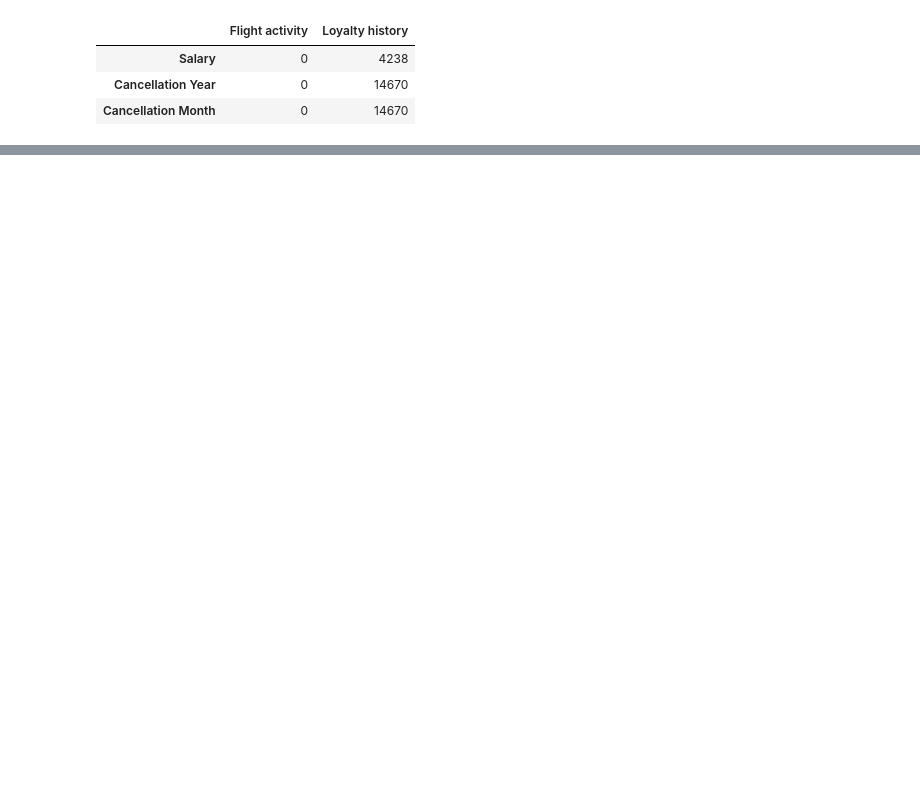
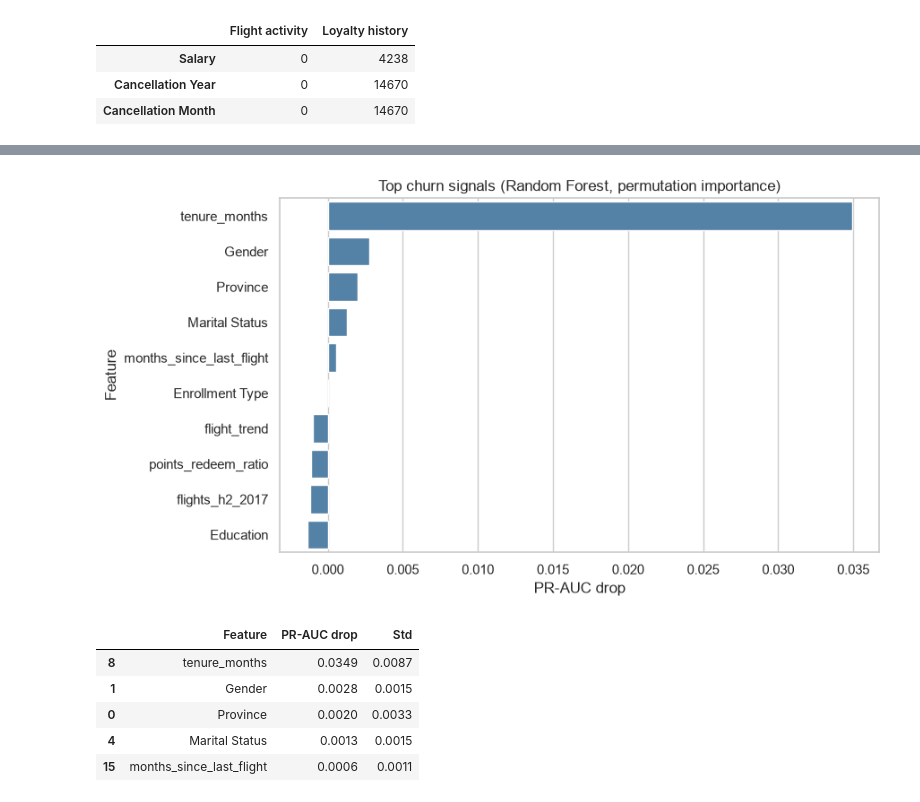
Before and after one commit to sidhantds/Airline-Loyalty-Customer-Churn-Prediction, a Jupyter notebook: notebook/Airline_Loyalty_Program.ipynb, the cells around one changed output, grey strips where cells are left out. Cells and saved outputs as stored; diff of their text form; code cells hidden in the pictures; blank space fills up the shorter version.

```diff
--- a/notebook/Airline_Loyalty_Program.ipynb
+++ b/notebook/Airline_Loyalty_Program.ipynb
@@ -472,0 +436,25 @@ Saved hold-out risk scores to ..\outputs\airline_churn_predictions.csv.
+# %%
+importance = permutation_importance(
+    best_model, X_test, y_test, scoring="average_precision",
+    n_repeats=10, random_state=RANDOM_STATE, n_jobs=-1,
+)
+importance_df = pd.DataFrame({
+    "Feature": X_test.columns,
+    "PR-AUC drop": importance.importances_mean,
+    "Std": importance.importances_std,
+}).sort_values("PR-AUC drop", ascending=False)
+
+plt.figure(figsize=(9, 5))
+sns.barplot(x="PR-AUC drop", y="Feature", data=importance_df.head(10), color="steelblue")
+plt.title(f"Top churn signals ({best_name}, permutation importance)")
+plt.tight_layout()
+plt.show()
+display(importance_df.head(5).round(4))
+# %% [output]
+[figure, added]
+|  | Feature | PR-AUC drop | Std |
+| 8 | tenure_months | 0.0349 | 0.0087 |
+| 1 | Gender | 0.0028 | 0.0015 |
+| 0 | Province | 0.0020 | 0.0033 |
+| 4 | Marital Status | 0.0013 | 0.0015 |
+| 15 | months_since_last_flight | 0.0006 | 0.0011 |
```
Also changed, not shown: parts of 60 cells of this notebook, 4 other files.
